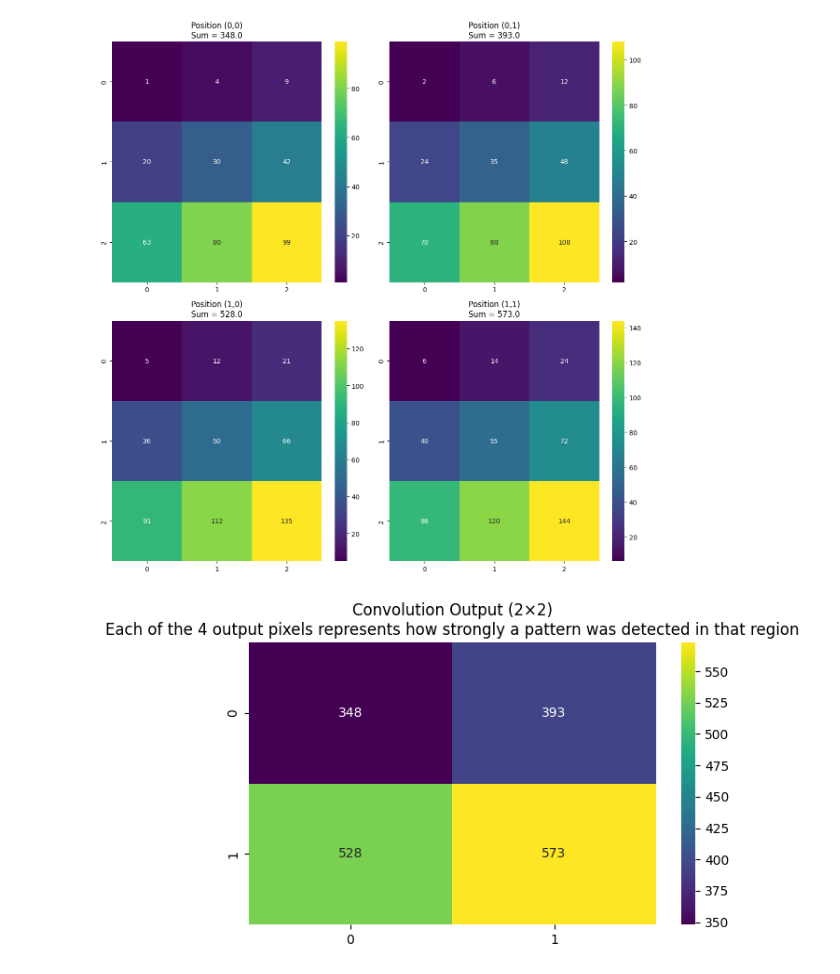
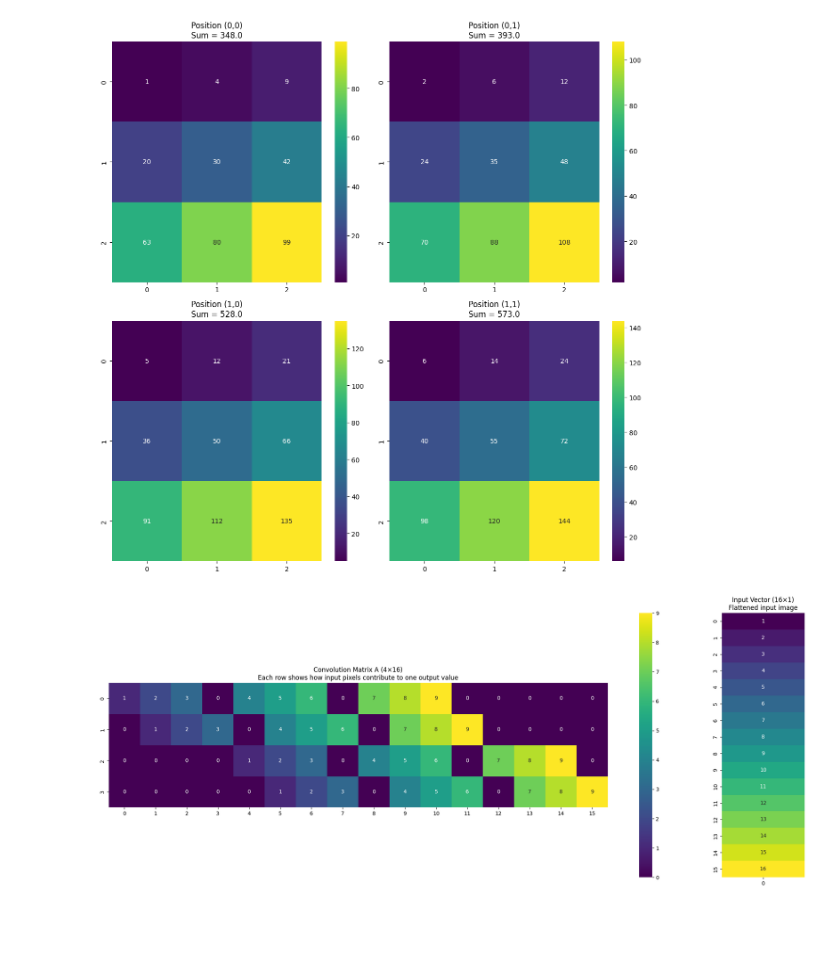
Before and after one commit to chrisjob1021/model-examples, a Jupyter notebook: cnn/cnn.ipynb, the cells around one changed output. Drawn from its saved outputs; the diff is of its cells as text; code cells hidden in the pictures; blank space fills up the shorter version.

```diff
--- a/cnn/cnn.ipynb
+++ b/cnn/cnn.ipynb
@@ -60,8 +40,7 @@ plt.show()
 v_bchw = v_img.unsqueeze(0).unsqueeze(0)      # (1,1,4,4)
 w_oihw = kernel.unsqueeze(0).unsqueeze(0)     # (1,1,3,3)
 
-# Print and visualize the matrix multiplications for each output position
-print("Matrix multiplications for each output position:")
+# Print and visualize the multiplications for each output position
 fig, axes = plt.subplots(2, 2, figsize=(12, 12))
 axes = axes.flatten()
 
@@ -88,7 +67,57 @@ for idx, (i, j) in enumerate([(0,0), (0,1), (1,0), (1,1)]):
 plt.tight_layout()
 plt.show()
 
+# ------------------------------------------------------------------
+# 2) Build the explicit convolution matrix A  (4 × 16)
+H, W = 4, 4          # Input image dimensions
+out_h, out_w = 2, 2  # Output dimensions after convolution
+A = torch.zeros(out_h * out_w, H * W)  # Create empty matrix (4×16)
+
+# For each input pixel position p:
+for p in range(H * W):
+    delta = torch.zeros((1, 1, 4, 4))  # Explicit shape (batch, channel, height, width)
+    # Convert 1D index p into 2D (row, column) coordinates by:
+    # - row = p // W (integer division)
+    # - col = p % W (modulo)
+    r, c = divmod(p, W)
+    delta[0, 0, r, c] = 1.0  # Set the single 1.0 at position (r,c)
+    # This line computes how a single input pixel (at position p) contributes to all output values
+    # 1. delta is a 4x4 matrix with a single 1.0 at position p
+    # 2. F.conv2d applies the kernel w_oihw to this single-pixel input
+    # 3. The result is flattened and stored in column p of matrix A
+    # This builds one column of the convolution matrix A, showing how one input pixel affects all outputs
+    conv_result = F.conv2d(delta, w_oihw).flatten()
+    # print(f"Column {p}: Storing convolution result for input pixel at position ({r},{c})")
+    # print(f"Convolution result: {conv_result}")
+    A[:, p] = conv_result
+# Visualize convolution matrix A and input vector side by side
+fig, (ax1, ax2) = plt.subplots(1, 2, figsize=(20, 8), gridspec_kw={'width_ratios': [4, 1]})
+
+# Plot convolution matrix A
+sns.heatmap(A.numpy(), annot=True, cmap='viridis', fmt='.0f', ax=ax1, square=True)
+ax1.set_title('Convolution Matrix A (4×16)\nEach row shows how input pixels contribute to one output value', fontsize=12)
+ax1.set_aspect('equal')  # Force square cells
+
+# Plot input vector as a column vector
+v_flat = v_img.flatten()  # Flatten input image to vector
+sns.heatmap(v_flat.reshape(-1, 1), annot=True, cmap='viridis', fmt='.0f', ax=ax2, cbar=False)
+ax2.set_title('Input Vector (16×1)\nFlattened input image', fontsize=12)
+ax2.set_aspect(0.2)  # Make the input vector visualization narrower
+
+plt.tight_layout()
+plt.show()
+
+# Visualize the matrix multiplication result
+y_from_A = A @ v_flat  # Matrix multiplication
+plt.figure(figsize=(10, 2))
+sns.heatmap(y_from_A.reshape(-1, 1), annot=True, cmap='viridis', fmt='.0f')
+plt.title('Output Vector (4×1)\nResult of A × input_vector')
+plt.tight_layout()
+plt.show()
+
+y_from_A = A @ v_flat     # Matrix multiplication
 y_torch = F.conv2d(v_bchw, w_oihw, stride=1, padding=0)  # (1,1,2,2)
+assert torch.allclose(y_from_A, y_torch.flatten())  # Should match direct convolution result
 
 # Visualize the 2x2 output matrix from the convolution operation
 # Each value represents the result of applying the 3x3 kernel to a 3x3 patch of the input image
@@ -117,47 +146,5 @@ plt.show()
 # The bottom-right pixels are bright/high values
 # The pattern matches the kernel's weight distribution
 # Each output pixel answers: "How much does this region of the input match my bottom-right-heavy pattern?"
-
-# ------------------------------------------------------------------
-# 2) Build the explicit convolution matrix A  (4 × 16)
-H, W = 4, 4          # Input image dimensions
-out_h, out_w = 2, 2  # Output dimensions after convolution
-A = torch.zeros(out_h * out_w, H * W)  # Create empty matrix (4×16)
-
-# For each input pixel position p:
-for p in range(H * W):
-    delta = torch.zeros((1, 1, 4, 4))  # Explicit shape (batch, channel, height, width)
-    # Convert 1D index p into 2D (row, column) coordinates by:
-    # - row = p // W (integer division)
-    # - col = p % W (modulo)
-    r, c = divmod(p, W)
-    delta[0, 0, r, c] = 1.0  # Set the single 1.0 at position (r,c)
-    # This line computes how a single input pixel (at position p) contributes to all output values
-    # 1. delta is a 4x4 matrix with a single 1.0 at position p
-    # 2. F.conv2d applies the kernel w_oihw to this single-pixel input
-    # 3. The result is flattened and stored in column p of matrix A
-    # This builds one column of the convolution matrix A, showing how one input pixel affects all outputs
-    conv_result = F.conv2d(delta, w_oihw).flatten()
-    print(f"Column {p}: Storing convolution result for input pixel at position ({r},{c})")
-    print(f"Convolution result: {conv_result}")
-    A[:, p] = conv_result
-
-# Verify matrix representation
-v_flat = v_img.flatten()  # Flatten input image to vector
-plt.figure(figsize=(10, 2))
-plt.imshow(v_flat.reshape(1, -1), cmap='viridis')
-plt.colorbar()
-plt.title('Flattened Input Image Vector')
-plt.axis('off')
-plt.show()
-y_from_A = A @ v_flat     # Matrix multiplication
-assert torch.allclose(y_from_A, y_torch.flatten())  # Should match direct convolution result
-
-# Visualize convolution matrix A
-plt.figure(figsize=(10, 4))
-sns.heatmap(A.numpy(), annot=True, cmap='viridis', fmt='.0f')
-plt.title('Convolution Matrix A (4×16)\nEach row shows how input pixels contribute to one output value')
-plt.tight_layout()
-plt.show()
 # %% [output]
 [figure]
@@ -177,6 +164,6 @@ tensor([[1., 2., 3.],
 tensor([[  6.,  14.,  24.],
         [ 40.,  55.,  72.],
         [ 98., 120., 144.]])
 Sum (output value): 573.0
 [figure]
-[figure, old version]
+[figure, new version]
```
Also changed, not shown: parts of 4 cells of this notebook.
